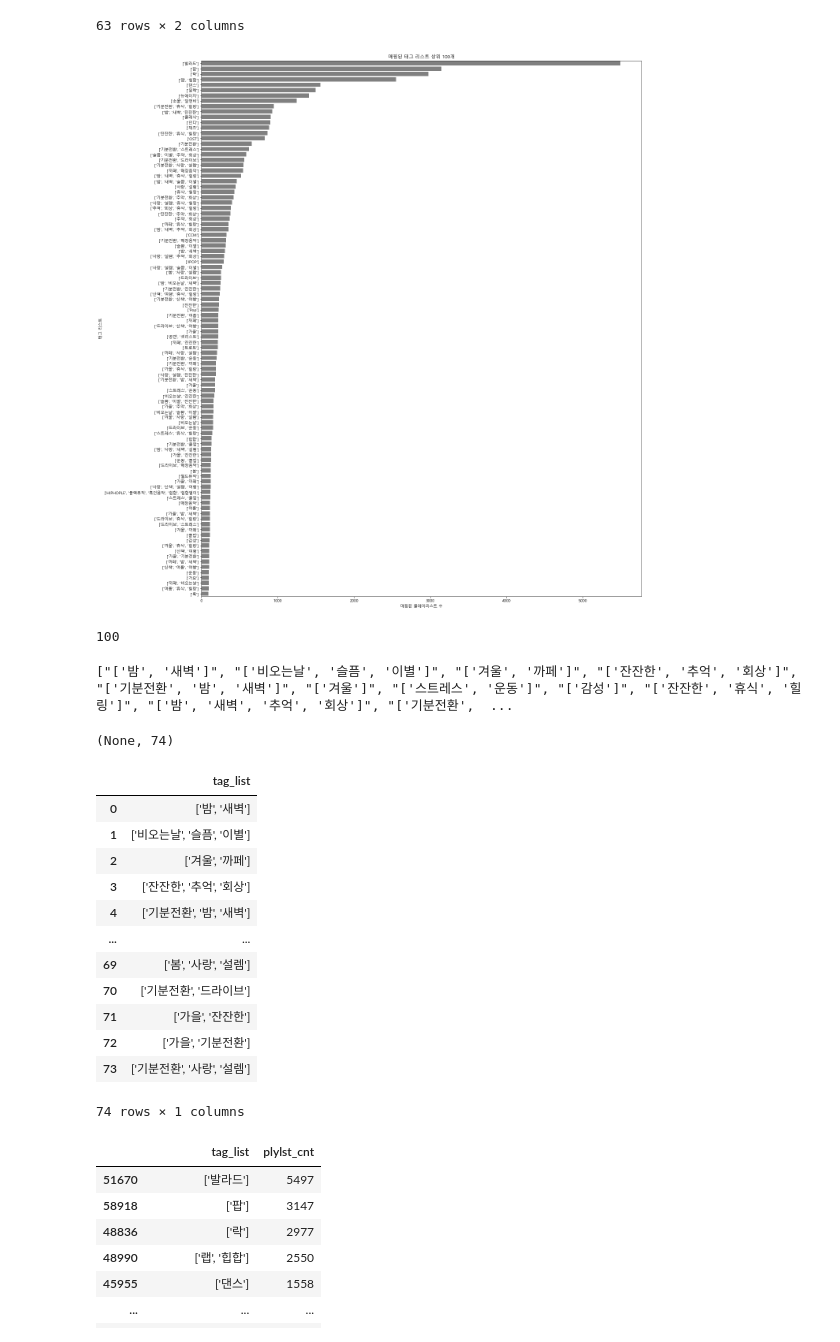
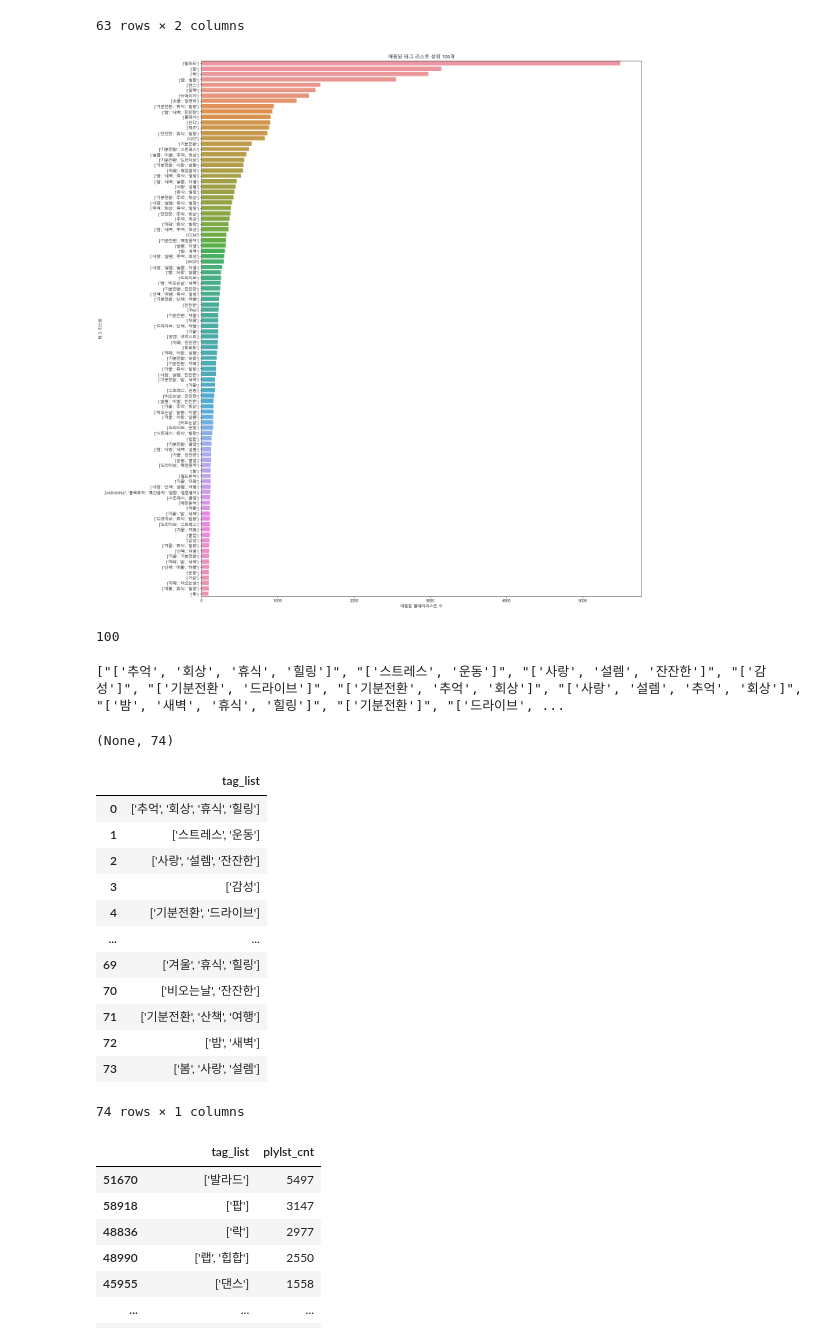
Before and after one commit to leesominn/ProjectDL, a Jupyter notebook: preprocessing/melon_playlist_preprocessing.ipynb, the cells around one changed output. Cells and saved outputs as stored; diff of their text form; code cells hidden in the pictures.

```diff
--- a/preprocessing/melon_playlist_preprocessing.ipynb
+++ b/preprocessing/melon_playlist_preprocessing.ipynb
@@ -15,5 +15,5 @@ font_path = 'C:/Windows/Fonts/malgun.ttf'
 font_name = fm.FontProperties(fname=font_path).get_name()
 plt.rc('font',family=font_name)
 # %%
-train = pd.read_json('./data/train.json', typ = 'frame')
+train = pd.read_json('C:\\localRepository\\ProjectDL\\data\\train.json', typ = 'frame')
 # %%
@@ -113,25 +113,25 @@ tag_cnt
 # %%
 # 1. unnest 데이터프레임인 plylst_tag_map 테이블에서 태그 이름 정렬 후 list로 묶기
 plylst_tag_list_sort = df_song.sort_values(by = ['id', 'tags']).groupby('id').tags.apply(list).reset_index(name = 'tag_list')
 
 # 2. 집계를 위해 1번 테이블에서 list 타입을 문자열 타입으로 변경
 plylst_tag_list_sort['tag_list'] = plylst_tag_list_sort['tag_list'].astype(str)
 
 # 3. 태그 리스트 별 매핑되는 플레이리스트 수 집계 테이블 생성 : tag_list_plylst_cnt
 tag_list_plylst_cnt = plylst_tag_list_sort.groupby('tag_list').id.nunique().reset_index(name = 'plylst_cnt')
 
 # 4. 매핑 수 기준 상위 100개 필터링
 tag_list_plylst_cnt = tag_list_plylst_cnt.nlargest(100, 'plylst_cnt')
 
 # 5. plotting
 plt.figure(figsize = (20, 25))
-tag_list_plylst_cnt_plot = sns.barplot(y = 'tag_list', x = 'plylst_cnt', data = tag_list_plylst_cnt, color = 'grey')
+tag_list_plylst_cnt_plot = sns.barplot(y = 'tag_list', x = 'plylst_cnt', data = tag_list_plylst_cnt)
 tag_list_plylst_cnt_plot.set_title('매핑된 태그 리스트 상위 100개')
 tag_list_plylst_cnt_plot.set_xlabel('매핑된 플레이리스트 수')
 tag_list_plylst_cnt_plot.set_ylabel('태그 리스트')
 plt.show()
 # %% [output]
-[figure, old version]
+[figure, new version]
 # %%
 list_tag = tag_list_plylst_cnt.tag_list.to_list()
 len(list_tag)
@@ -150,7 +150,7 @@ emo_tag = set(list_tag) - set(only_genre)
 emo_tag_list = list(emo_tag)
 print(emo_tag_list), len(emo_tag_list)
 # %% [output]
-["['밤', '새벽']", "['비오는날', '슬픔', '이별']", "['겨울', '까페']", "['잔잔한', '추억', '회상']", "['기분전환', '밤', '새벽']", "['겨울']", "['스트레스', '운동']", "['감성']", "['잔잔한', '휴식', '힐링']", "['밤', '새벽', '추억', '회상']", "['기분전환',  ...
+["['추억', '회상', '휴식', '힐링']", "['스트레스', '운동']", "['사랑', '설렘', '잔잔한']", "['감성']", "['기분전환', '드라이브']", "['기분전환', '추억', '회상']", "['사랑', '설렘', '추억', '회상']", "['밤', '새벽', '휴식', '힐링']", "['기분전환']", "['드라이브', ...
 (None, 74)
 # %%
 # 추출한 감정 태그를 DataFrame으로 만들기
@@ -158,17 +158,17 @@ emo_tag_df = pd.DataFrame(data=emo_tag_list, columns=['tag_list'])
 emo_tag_df
 # %% [output]
 |  | tag_list |
-| 0 | ['밤', '새벽'] |
-| 1 | ['비오는날', '슬픔', '이별'] |
-| 2 | ['겨울', '까페'] |
-| 3 | ['잔잔한', '추억', '회상'] |
-| 4 | ['기분전환', '밤', '새벽'] |
+| 0 | ['추억', '회상', '휴식', '힐링'] |
+| 1 | ['스트레스', '운동'] |
+| 2 | ['사랑', '설렘', '잔잔한'] |
+| 3 | ['감성'] |
+| 4 | ['기분전환', '드라이브'] |
 | ... | ... |
-| 69 | ['봄', '사랑', '설렘'] |
-| 70 | ['기분전환', '드라이브'] |
-| 71 | ['가을', '잔잔한'] |
-| 72 | ['가을', '기분전환'] |
-| 73 | ['기분전환', '사랑', '설렘'] |
+| 69 | ['겨울', '휴식', '힐링'] |
+| 70 | ['비오는날', '잔잔한'] |
+| 71 | ['기분전환', '산책', '여행'] |
+| 72 | ['밤', '새벽'] |
+| 73 | ['봄', '사랑', '설렘'] |
 74 rows × 1 columns
 # %%
 tag_list_plylst_cnt
```
Also changed, not shown: parts of 6 cells of this notebook, 1 other file.
